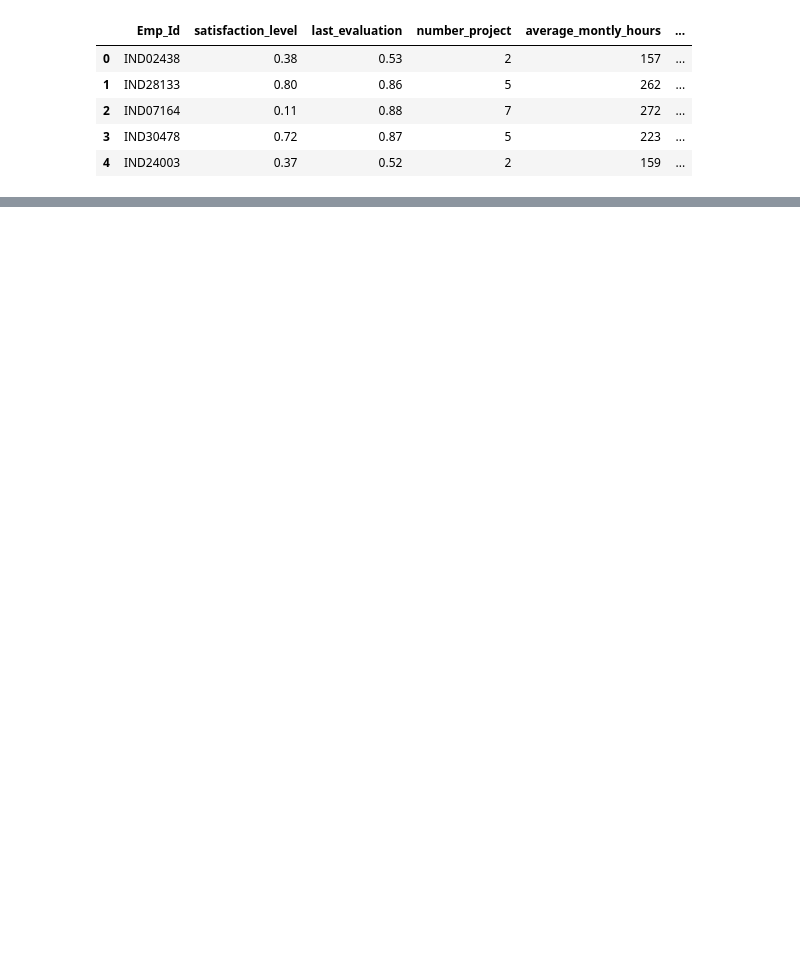
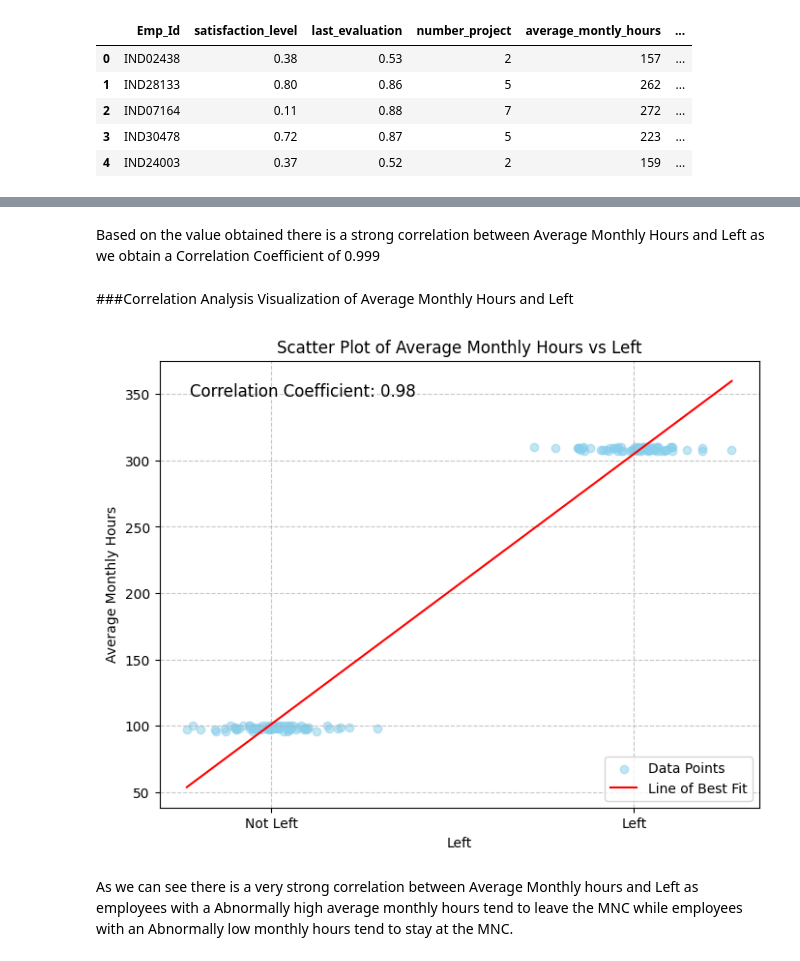
Before and after one commit to BigDataAnalytics-Group-B/comp3610-Project-Group-B, a Jupyter notebook: ProjectFiles/Notebooks/anomaly_detection.ipynb, the cells around one changed output, grey strips where cells are left out. Saved outputs shown, nothing was run; the diff lists cells and outputs as text; code cells hidden in the pictures; blank space fills up the shorter version.

```diff
--- a/ProjectFiles/Notebooks/anomaly_detection.ipynb
+++ b/ProjectFiles/Notebooks/anomaly_detection.ipynb
@@ -301,0 +279,29 @@ Correlation between 'left' and 'anomaly': 0.12270224820776794
+# %% [markdown]
+Based on the value obtained there is a strong correlation between Average Monthly Hours and Left as we obtain a Correlation Coefficient of 0.999
+# %% [markdown]
+###Correlation Analysis Visualization of Average Monthly Hours and Left
+# %%
+jittered_left = final_anomaly['left'] + np.random.normal(0, 0.1, size=len(final_anomaly))
+
+# Calculate correlation coefficient
+correlation_coefficient = np.corrcoef(jittered_left, final_anomaly['average_monthly_hours'])[0, 1]
+
+# Perform linear regression
+slope, intercept, _, _, _ = linregress(jittered_left, final_anomaly['average_monthly_hours'])
+
+# Plotting
+plt.figure(figsize=(8, 6))
+plt.scatter(jittered_left, final_anomaly['average_monthly_hours'], alpha=0.5, color='skyblue', label='Data Points')
+plt.plot(np.unique(jittered_left), np.poly1d(np.polyfit(jittered_left, final_anomaly['average_monthly_hours'], 1))(np.unique(jittered_left)), color='red', label='Line of Best Fit')
+plt.title('Scatter Plot of Average Monthly Hours vs Left')
+plt.xlabel('Left')
+plt.ylabel('Average Monthly Hours')
+plt.xticks([0, 1], ['Not Left', 'Left'])
+plt.grid(True, linestyle='--', alpha=0.7)
+plt.text(0.05, 0.95, f'Correlation Coefficient: {correlation_coefficient:.2f}', transform=plt.gca().transAxes, fontsize=12, verticalalignment='top')
+plt.legend(loc='lower right')
+plt.show()
+# %% [output]
+[figure, added]
+# %% [markdown]
+As we can see there is a very strong correlation between Average Monthly hours and Left as employees with a Abnormally high average monthly hours tend to leave the MNC while employees with an Abnormally low monthly hours tend to stay at the MNC.
```
Also changed, not shown: parts of 50 cells of this notebook.
